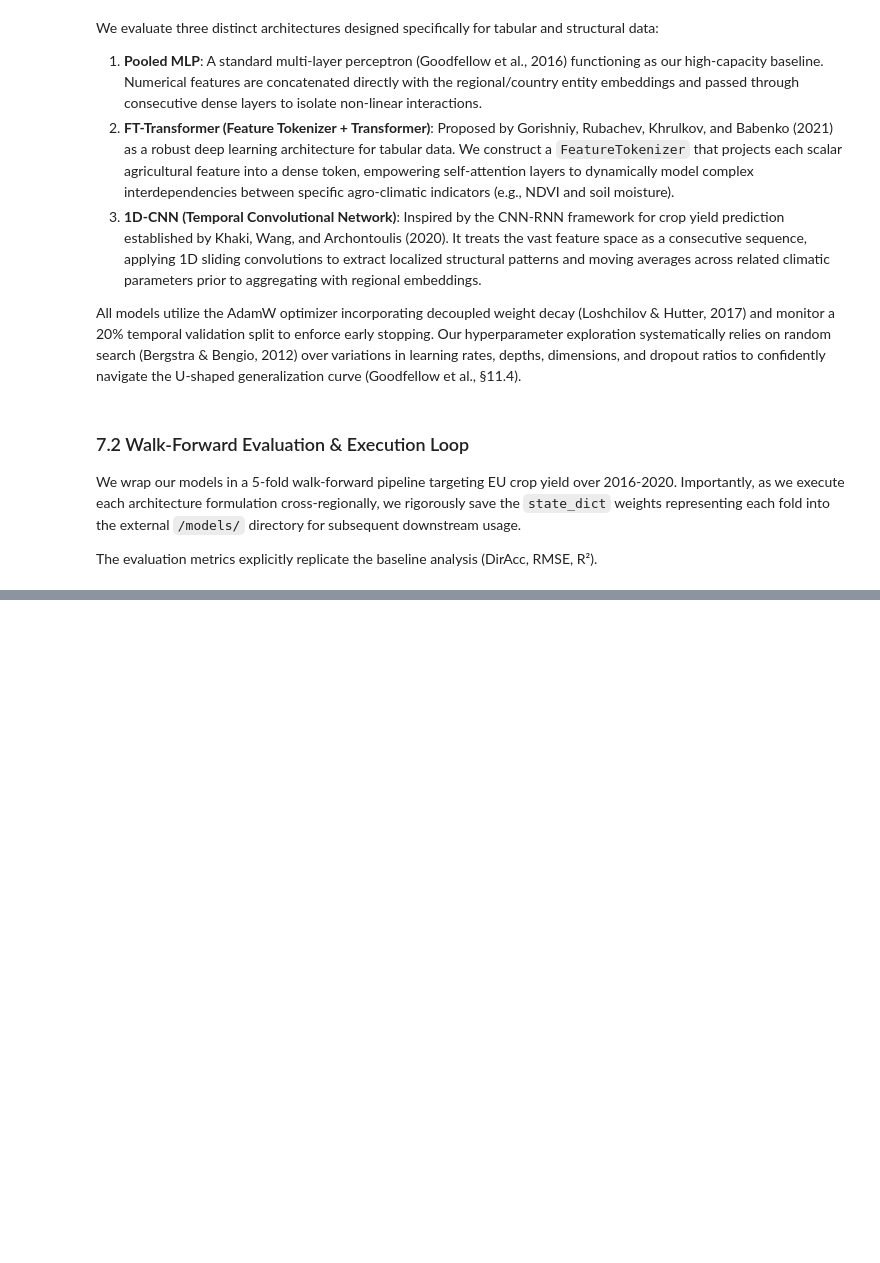
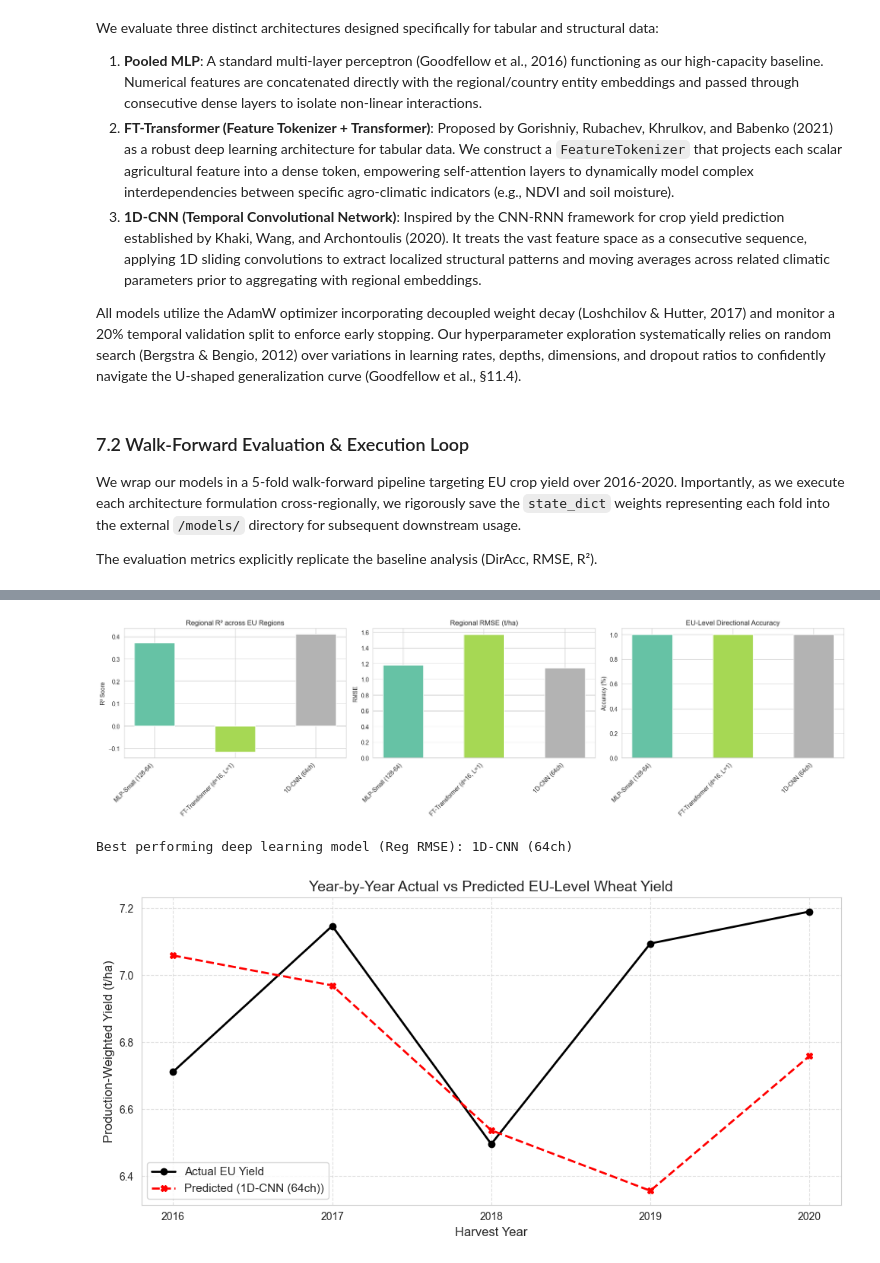
Before and after one commit to tommiekopitas/wheat-futures-prediction, a Jupyter notebook: notebooks/wheat_futures_regional_v16.ipynb, the cells around one changed output, grey strips where cells are left out. Saved outputs shown, nothing was run; the diff lists cells and outputs as text; code cells hidden in the pictures; blank space fills up the shorter version.

Commit message:
add model weights and changes to the NN part of the notebook

```diff
--- a/notebooks/wheat_futures_regional_v16.ipynb
+++ b/notebooks/wheat_futures_regional_v16.ipynb
@@ -3212,0 +3099,80 @@ if os.path.exists('yield_datasets/end-of-season.csv'):
+# %%
+import os
+import pickle
+import numpy as np
+import pandas as pd
+import matplotlib.pyplot as plt
+import seaborn as sns
+
+# Load the output dictionary generated structurally by our native pipeline execution
+out_path = os.path.join('../models', 'nn_yield_pooled_results.pkl')
+if os.path.exists(out_path):
+    with open(out_path, 'rb') as f:
+        all_results = pickle.load(f)
+
+    models_list = list(all_results.keys())
+    reg_r2 = [all_results[m]['per_region']['r2'] for m in models_list]
+    reg_rmse = [all_results[m]['per_region']['rmse'] for m in models_list]
+    eu_dir_acc = [all_results[m]['eu_agg']['dir_acc'] for m in models_list]
+
+    # ========================================================
+    # 1. Architecture Comparison Bar Charts
+    # ========================================================
+    x = np.arange(len(models_list))
+    width = 0.5
+
+    fig, (ax1, ax2, ax3) = plt.subplots(1, 3, figsize=(18, 5))
+
+    # Plot Regional R2
+    colors = plt.cm.Set2(np.linspace(0, 1, len(models_list)))
+    ax1.bar(x, reg_r2, width, color=colors)
+    ax1.set_title('Regional R² across EU Regions', fontsize=12)
+    ax1.set_xticks(x)
+    ax1.set_xticklabels(models_list, rotation=45, ha='right')
+    ax1.set_ylabel('R² Score')
+
+    # Plot Regional RMSE
+    ax2.bar(x, reg_rmse, width, color=colors)
+    ax2.set_title('Regional RMSE (t/ha)', fontsize=12)
+    ax2.set_xticks(x)
+    ax2.set_xticklabels(models_list, rotation=45, ha='right')
+    ax2.set_ylabel('RMSE')
+
+    # Plot EU Directional Accuracy
+    ax3.bar(x, eu_dir_acc, width, color=colors)
+    ax3.set_title('EU-Level Directional Accuracy', fontsize=12)
+    ax3.set_xticks(x)
+    ax3.set_xticklabels(models_list, rotation=45, ha='right')
+    ax3.set_ylabel('Accuracy (%)')
+    ax3.set_ylim(0, 1.05)
+
+    plt.tight_layout()
+    plt.show()
+
+    # ========================================================
+    # 2. Year-by-Year Predictions vs Actuals (EU Aggregation)
+    # ========================================================
+    # Identify best model based on Reg RMSE (lowest is best)
+    best_model_name = min(all_results.keys(), key=lambda m: all_results[m]['per_region']['rmse'])
+    print(f"Best performing deep learning model (Reg RMSE): {best_model_name}")
+
+    eu_df = all_results[best_model_name]['eu_df'].sort_values('harvest_year')
+
+    fig, ax = plt.subplots(figsize=(10, 5))
+    ax.plot(eu_df['harvest_year'], eu_df['y_true'], marker='o', label='Actual EU Yield', linewidth=2, color='black')
+    ax.plot(eu_df['harvest_year'], eu_df['y_pred'], marker='X', linestyle='--', label=f'Predicted ({best_model_name})', linewidth=2, color='red')
+
+    ax.set_title('Year-by-Year Actual vs Predicted EU-Level Wheat Yield', fontsize=14)
+    ax.set_xlabel('Harvest Year', fontsize=12)
+    ax.set_ylabel('Production-Weighted Yield (t/ha)', fontsize=12)
+    ax.set_xticks(eu_df['harvest_year'])
+    ax.grid(True, linestyle='--', alpha=0.6)
+    ax.legend(fontsize=11)
+    plt.tight_layout()
+    plt.show()
+else:
+    print("Results dictionary not found. Ensure the evaluation pipeline has executed.")
+# %% [output]
+[figure, added]
+Best performing deep learning model (Reg RMSE): 1D-CNN (64ch)
+[figure, added]
```
Also changed, not shown: parts of 5 cells of this notebook, 17 other files.
